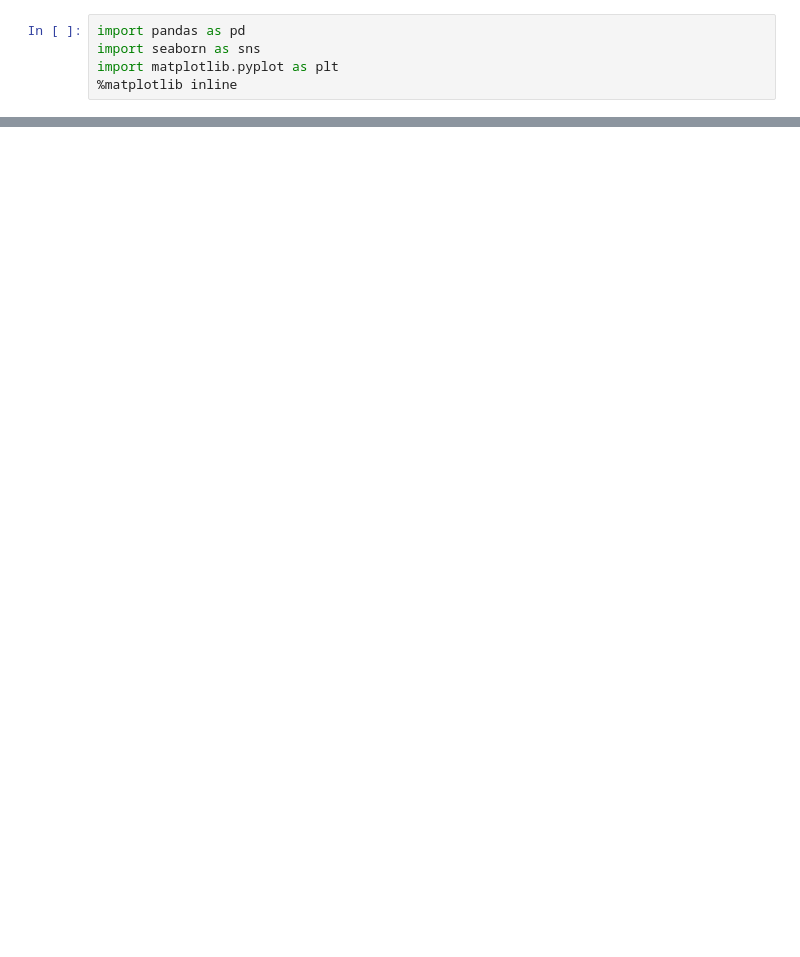
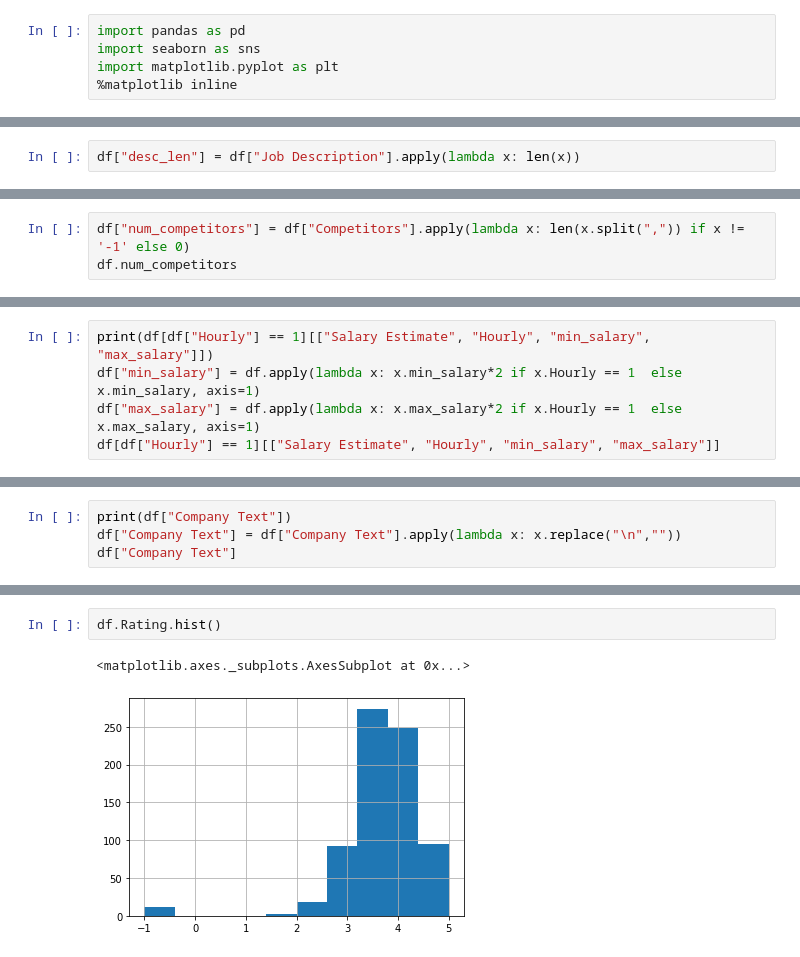
Before and after one commit to Aneerudh2k2/datascience_salary_proj, a Jupyter notebook: exploratory_data_analysis/eda.ipynb, the cells around one changed output, grey strips where cells are left out. Cells and saved outputs as stored; diff of their text form; blank space fills up the shorter version.

```diff
--- a/exploratory_data_analysis/eda.ipynb
+++ b/exploratory_data_analysis/eda.ipynb
@@ -21,0 +90,2 @@ df.head(10)
+# %%
+df["desc_len"] = df["Job Description"].apply(lambda x: len(x))
@@ -21,0 +109,3 @@ df.head(10)
+# %%
+df["num_competitors"] = df["Competitors"].apply(lambda x: len(x.split(",")) if x != '-1' else 0)
+df.num_competitors
@@ -21,0 +127,5 @@ df.head(10)
+# %%
+print(df[df["Hourly"] == 1][["Salary Estimate", "Hourly", "min_salary", "max_salary"]])
+df["min_salary"] = df.apply(lambda x: x.min_salary*2 if x.Hourly == 1  else x.min_salary, axis=1)
+df["max_salary"] = df.apply(lambda x: x.max_salary*2 if x.Hourly == 1  else x.max_salary, axis=1)
+df[df["Hourly"] == 1][["Salary Estimate", "Hourly", "min_salary", "max_salary"]]
@@ -21,0 +169,4 @@ df.head(10)
+# %%
+print(df["Company Text"])
+df["Company Text"] = df["Company Text"].apply(lambda x: x.replace("\n",""))
+df["Company Text"]
@@ -21,0 +221,5 @@ df.head(10)
+# %%
+df.Rating.hist()
+# %% [output]
+<matplotlib.axes._subplots.AxesSubplot at 0x...>
+[figure, added]
```
Also changed, not shown: parts of 23 cells of this notebook, 2 other files.
